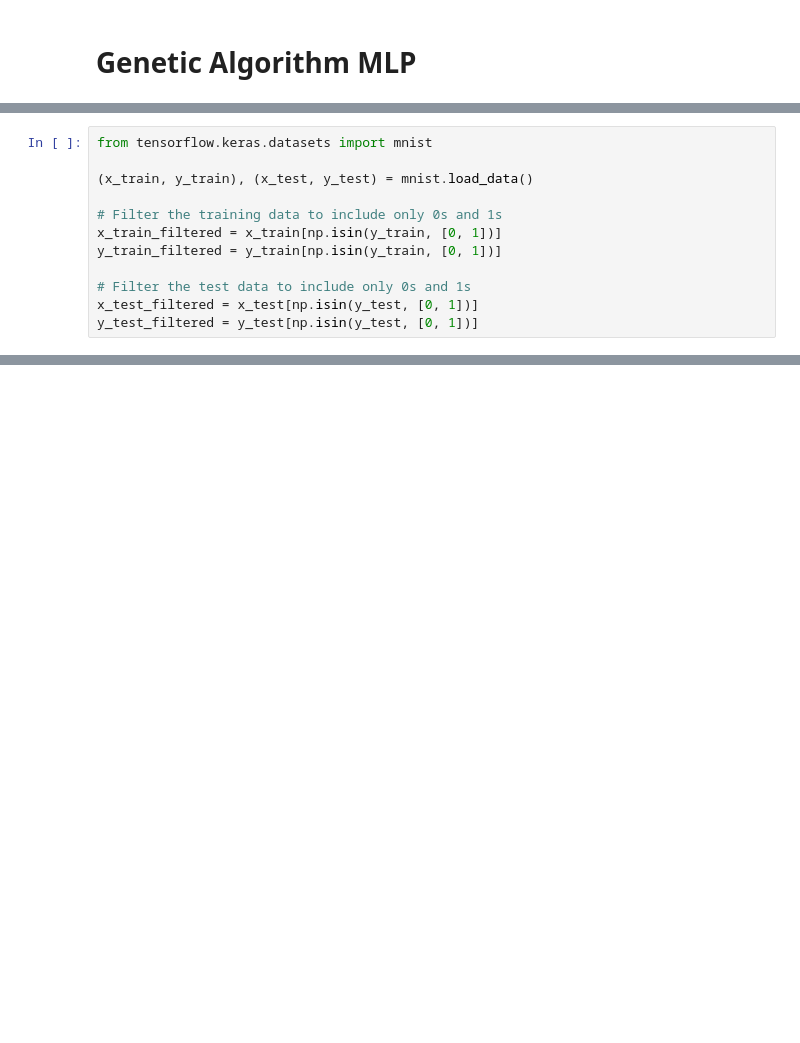
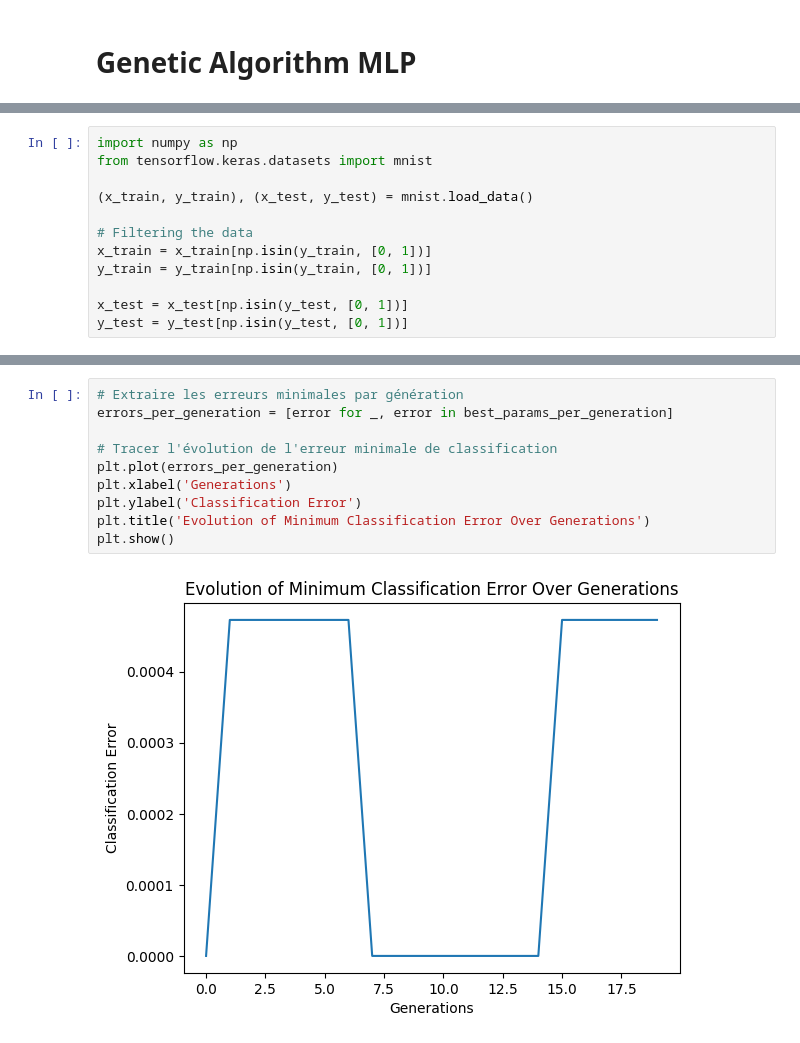
Before and after one commit to ferayame/Genetic-Algorithm, a Jupyter notebook: AG_using_tensorflow.ipynb, the cells around one changed output, grey strips where cells are left out. Cells and saved outputs as stored; diff of their text form; blank space fills up the shorter version.

```diff
--- a/AG_using_tensorflow.ipynb
+++ b/AG_using_tensorflow.ipynb
@@ -10,12 +3,12 @@ from sklearn.metrics import accuracy_score
 # %%
+import numpy as np
 from tensorflow.keras.datasets import mnist
 
 (x_train, y_train), (x_test, y_test) = mnist.load_data()
 
-# Filter the training data to include only 0s and 1s
-x_train_filtered = x_train[np.isin(y_train, [0, 1])]
-y_train_filtered = y_train[np.isin(y_train, [0, 1])]
+# Filtering the data
+x_train = x_train[np.isin(y_train, [0, 1])]
+y_train = y_train[np.isin(y_train, [0, 1])]
 
-# Filter the test data to include only 0s and 1s
-x_test_filtered = x_test[np.isin(y_test, [0, 1])]
-y_test_filtered = y_test[np.isin(y_test, [0, 1])]
+x_test = x_test[np.isin(y_test, [0, 1])]
+y_test = y_test[np.isin(y_test, [0, 1])]
@@ -150,0 +296,12 @@ NameError: name 'X_train' is not defined
+# %%
+# Extraire les erreurs minimales par génération
+errors_per_generation = [error for _, error in best_params_per_generation]
+
+# Tracer l'évolution de l'erreur minimale de classification
+plt.plot(errors_per_generation)
+plt.xlabel('Generations')
+plt.ylabel('Classification Error')
+plt.title('Evolution of Minimum Classification Error Over Generations')
+plt.show()
+# %% [output]
+[figure, added]
```
Also changed, not shown: parts of 18 cells of this notebook, 1 other file.
